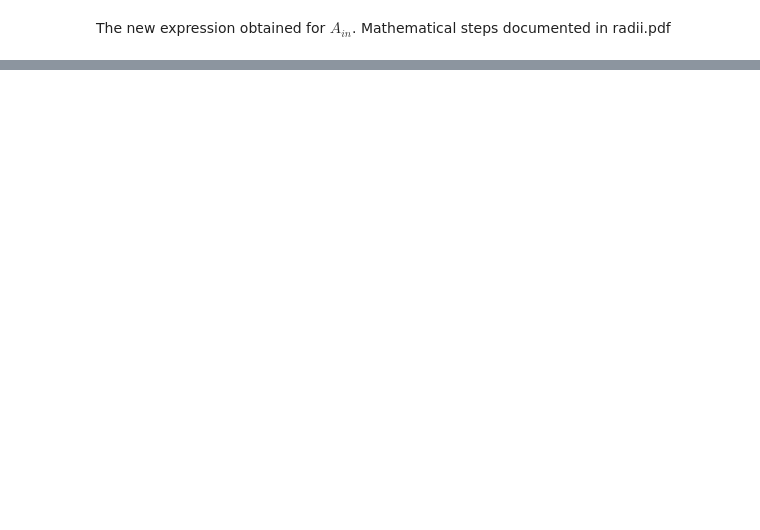
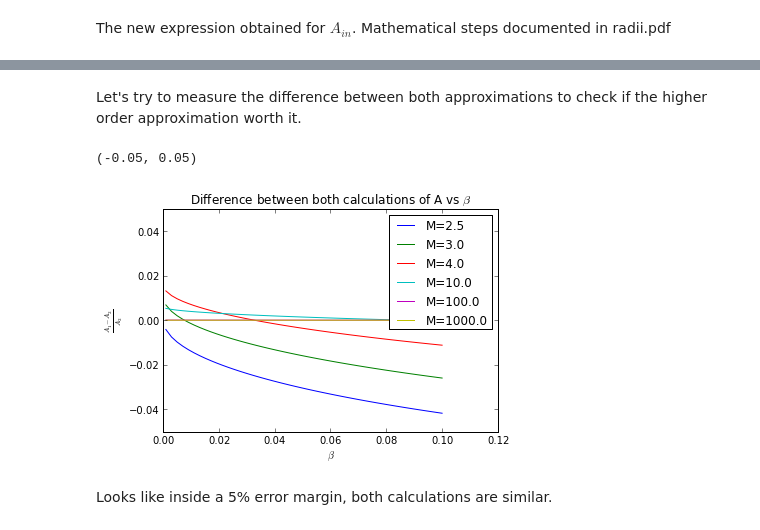
Before and after one commit to will-henney/bowshock-shape, a Jupyter notebook: CRW-shapes/Test-A-inner.ipynb, the cells around one changed output, grey strips where cells are left out. Drawn from its saved outputs; the diff is of its cells as text; code cells hidden in the pictures; blank space fills up the shorter version.

```diff
--- a/CRW-shapes/Test-A-inner.ipynb
+++ b/CRW-shapes/Test-A-inner.ipynb
@@ -48,0 +51,20 @@ plt.title(r"$A$ vs $\beta$. Higher order approximation")
+# %% [markdown]
+Let's try to measure the difference between both approximations to check if the higher order approximation worth it.
+# %%
+for m in M:
+    H0 = 3./(4*m**2+7.)
+    n = 3.4*(4*m**2+1.)/(4*m**2+19.)
+    A = 3*(1-H0)/np.abs(2*(1-np.sqrt(beta))+3*H0*n)
+    A2 = np.abs(9*(1-H0)/(6*np.sqrt(beta)-6+H0*(21-12*np.sqrt(beta)-(n+1)*(13-8*np.sqrt(beta)
+                        +4*beta))))
+    plt.plot(beta,(A-A2)/A2,label="M={}".format(m))
+plt.legend()
+plt.xlabel(r"$\beta$")
+plt.ylabel(r"$\frac{A_1-A_2}{A_2}$")
+plt.title(r"Difference between both calculations of A vs $\beta$")
+plt.ylim(-0.05,0.05)
+# %% [output]
+(-0.05, 0.05)
+[figure, added]
+# %% [markdown]
+Looks like inside a 5% error margin, both calculations are similar.
```
Also changed, not shown: parts of 13 cells of this notebook.
